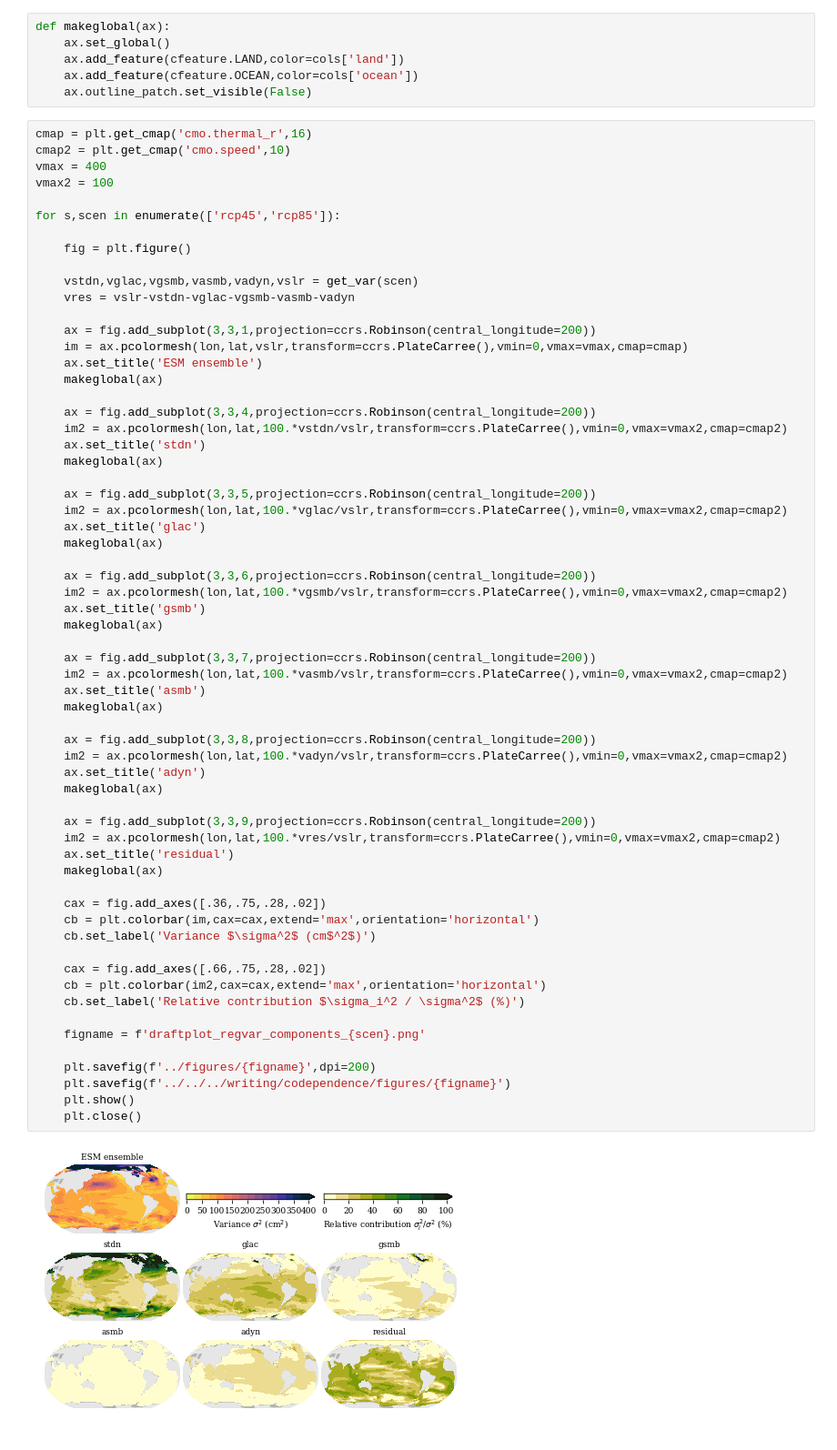
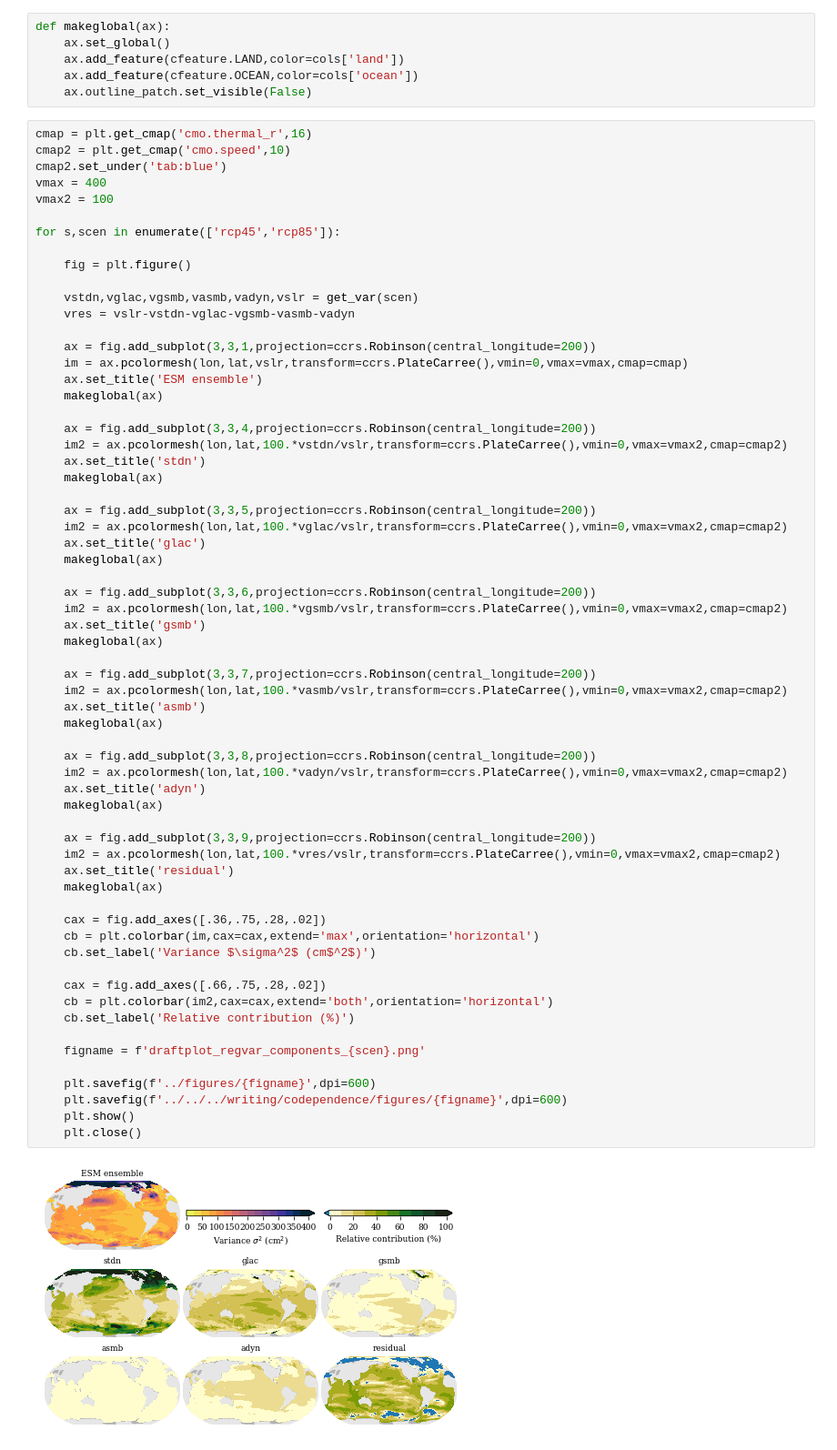
Before and after one commit to erwinlambert/codependence, a Jupyter notebook: plotcode/draftplot_regvar_components.ipynb, the cells around one changed output. Shown at 91% size. Saved outputs shown, nothing was run; the diff lists cells and outputs as text.

```diff
--- a/plotcode/draftplot_regvar_components.ipynb
+++ b/plotcode/draftplot_regvar_components.ipynb
@@ -103,6 +103,7 @@ def makeglobal(ax):
 # %%
 cmap = plt.get_cmap('cmo.thermal_r',16)
 cmap2 = plt.get_cmap('cmo.speed',10)
+cmap2.set_under('tab:blue')
 vmax = 400
 vmax2 = 100
 
@@ -132,35 +133,35 @@ for s,scen in enumerate(['rcp45','rcp85']):
     im2 = ax.pcolormesh(lon,lat,100.*vgsmb/vslr,transform=ccrs.PlateCarree(),vmin=0,vmax=vmax2,cmap=cmap2)
     ax.set_title('gsmb')
     makeglobal(ax)
 
     ax = fig.add_subplot(3,3,7,projection=ccrs.Robinson(central_longitude=200))
     im2 = ax.pcolormesh(lon,lat,100.*vasmb/vslr,transform=ccrs.PlateCarree(),vmin=0,vmax=vmax2,cmap=cmap2)
     ax.set_title('asmb')
     makeglobal(ax)
 
     ax = fig.add_subplot(3,3,8,projection=ccrs.Robinson(central_longitude=200))
     im2 = ax.pcolormesh(lon,lat,100.*vadyn/vslr,transform=ccrs.PlateCarree(),vmin=0,vmax=vmax2,cmap=cmap2)
     ax.set_title('adyn')
     makeglobal(ax)
 
     ax = fig.add_subplot(3,3,9,projection=ccrs.Robinson(central_longitude=200))
     im2 = ax.pcolormesh(lon,lat,100.*vres/vslr,transform=ccrs.PlateCarree(),vmin=0,vmax=vmax2,cmap=cmap2)
     ax.set_title('residual')
     makeglobal(ax)
 
     cax = fig.add_axes([.36,.75,.28,.02])
     cb = plt.colorbar(im,cax=cax,extend='max',orientation='horizontal')
     cb.set_label('Variance $\sigma^2$ (cm$^2$)')
 
     cax = fig.add_axes([.66,.75,.28,.02])
-    cb = plt.colorbar(im2,cax=cax,extend='max',orientation='horizontal')
-    cb.set_label('Relative contribution $\sigma_i^2 / \sigma^2$ (%)')
+    cb = plt.colorbar(im2,cax=cax,extend='both',orientation='horizontal')
+    cb.set_label('Relative contribution (%)')
 
     figname = f'draftplot_regvar_components_{scen}.png'
 
-    plt.savefig(f'../figures/{figname}',dpi=200)
-    plt.savefig(f'../../../writing/codependence/figures/{figname}')
+    plt.savefig(f'../figures/{figname}',dpi=600)
+    plt.savefig(f'../../../writing/codependence/figures/{figname}',dpi=600)
     plt.show()
     plt.close()
 # %% [output]
-[figure, old version]
+[figure, new version]
```
Also changed, not shown: parts of 1 cell of this notebook, 5 other files.
